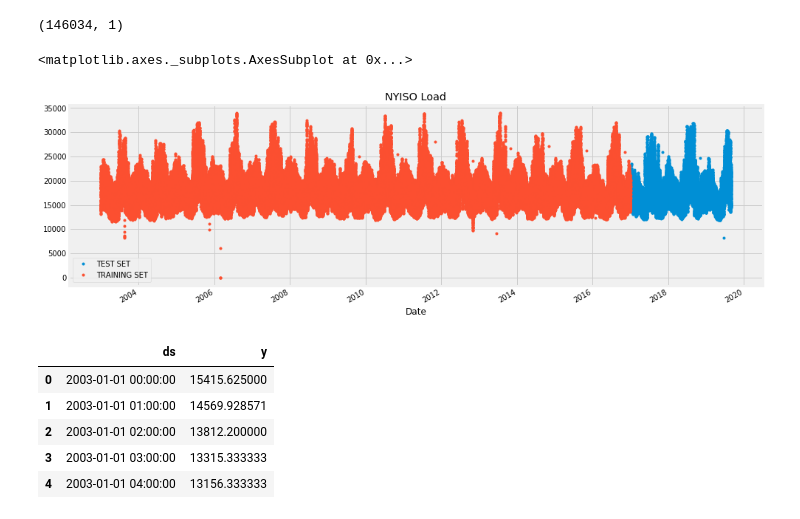
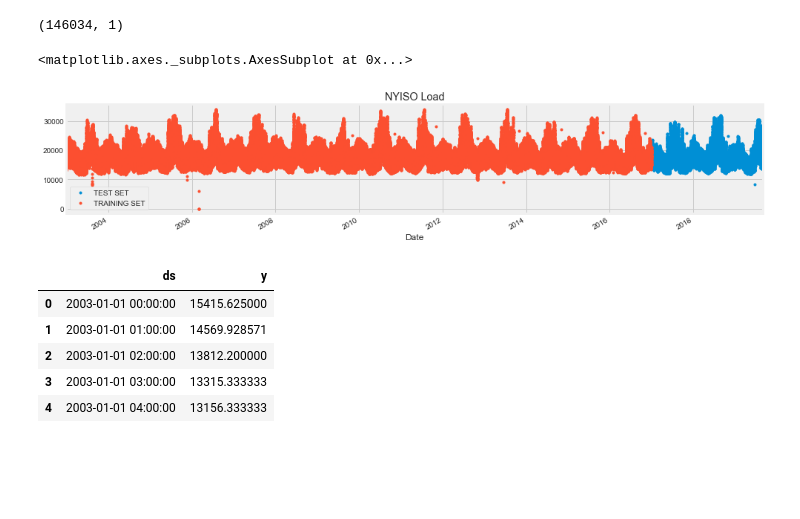
Before and after one commit to dmart49/nyiso_project, a Jupyter notebook: prophet.ipynb, the cells around one changed output. Saved outputs shown, nothing was run; the diff lists cells and outputs as text; code cells hidden in the pictures; blank space fills up the shorter version.

```diff
--- a/prophet.ipynb
+++ b/prophet.ipynb
@@ -14,7 +14,7 @@ import gc; gc.enable()
 
 import warnings
 warnings.filterwarnings("ignore")
-
+sns.set_style("darkgrid")
 plt.style.use('fivethirtyeight')
 
 %matplotlib inline
@@ -95,11 +95,11 @@ train, test = split_data(data, '01-01-2017')
 # %%
 test \
     .rename(columns={target: 'TEST SET'}) \
     .join(train.rename(columns={target: 'TRAINING SET'}), how='outer') \
-    .plot(figsize=(15,5), title='NYISO Load', style='.')
+    .plot(figsize=(15,3), title='NYISO Load', style='.')
 # %% [output]
 <matplotlib.axes._subplots.AxesSubplot at 0x...>
-[figure, old version]
+[figure, new version]
 # %%
 train = train.reset_index().rename(columns={'Date':'ds', target:'y'})
 train.head()
```
Also changed, not shown: parts of 14 cells of this notebook, 1 other file.
